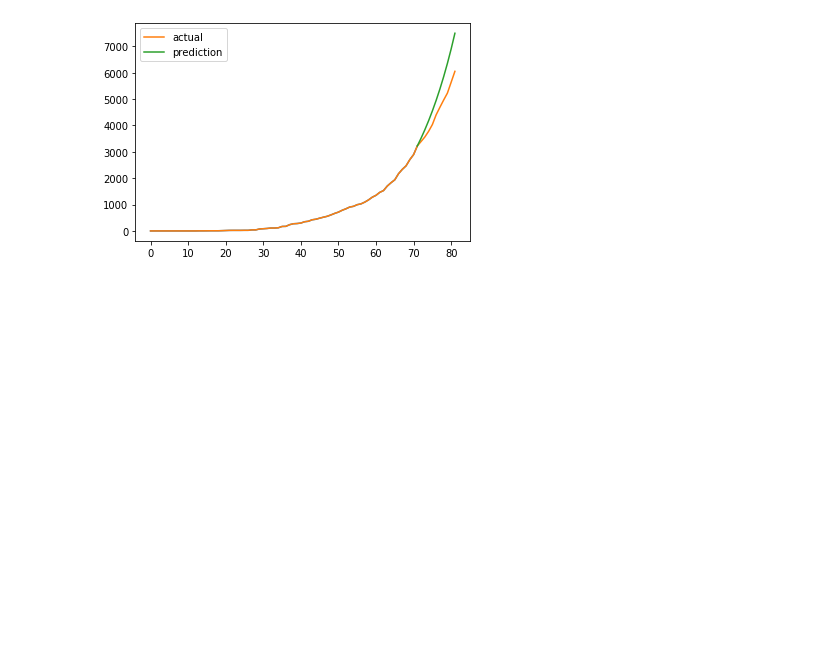
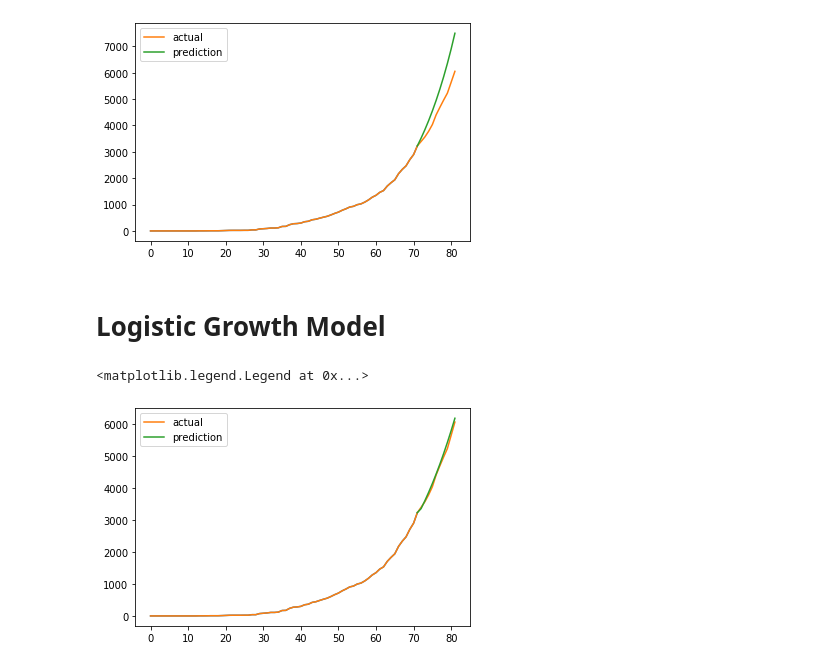
Before and after one commit to qinlang0628/2020-msia423-Qin-Covid19, a Jupyter notebook: Untitled.ipynb, the cells around one changed output. Saved outputs shown, nothing was run; the diff lists cells and outputs as text; code cells hidden in the pictures; blank space fills up the shorter version.

```diff
--- a/Untitled.ipynb
+++ b/Untitled.ipynb
@@ -290,11 +280,12 @@ class lstm_model(object):
         '''
         incres = self._calculate_incre(y)
         x_lstm, y_lstm = self._split_sequence(incres, self.n_steps)
+        print(x_lstm.shape)
         x_lstm = x_lstm.reshape((x_lstm.shape[0], x_lstm.shape[1], self.n_features))
 
         self.model.fit(x_lstm, y_lstm, epochs=self.epoch, verbose=0)
         self.lasty = y[-1]
-        self.last_incres = y_lstm[-self.n_steps:]
+        self.last_incres = incres[-self.n_steps:]
 
     def predict(self, x):
         '''predict the x array
@@ -307,6 +298,7 @@ class lstm_model(object):
         for i in range(x.shape[0]):
             x_input = np.array(y_pred[-self.n_steps:])
             x_input = x_input.reshape((1, self.n_steps, self.n_features))
+
             y_tmp = self.model.predict(x_input, verbose=0)
             y_pred.append(y_tmp[0])
         y_pred = np.concatenate(y_pred[self.n_steps:])
@@ -344,3 +336,5 @@ plt.legend()
 # %% [output]
 <matplotlib.legend.Legend at 0x...>
 [figure]
+# %% [markdown]
+# Logistic Growth Model
@@ -347,3 +381,32 @@ plt.legend()
+# %%
+import matplotlib.pyplot as plt
+
+# extract information
+i = 0
+# i = 22
+dates_col = cases.columns[3:]
+country = cases.loc[i, :][0]
+series = cases[dates_col].loc[i, :]
+
+# clean data
+strip_series = strip_records(series)
+x_train, x_test, y_train, y_test = split_train_test(strip_series, 10)
+
+# modeling
+model = logistic_model()
+model.fit(x_train, y_train)
+y_pred = model.predict(x_test)
+evaluation = evaluate(y_test, y_pred)
+
+plt.plot(x_train, y_train)
+plt.plot(np.concatenate([x_train, x_test]),
+         np.concatenate([y_train, y_test]), label="actual")
+plt.plot(np.concatenate([[x_train[-1]], x_test]),
+         np.concatenate([[y_train[-1]], y_pred]), label="prediction")
+plt.legend()
+# %% [output]
+<matplotlib.legend.Legend at 0x...>
+[figure, added]
 # %%
 # import datetime
 
```
Also changed, not shown: parts of 6 cells of this notebook, 8 other files.
